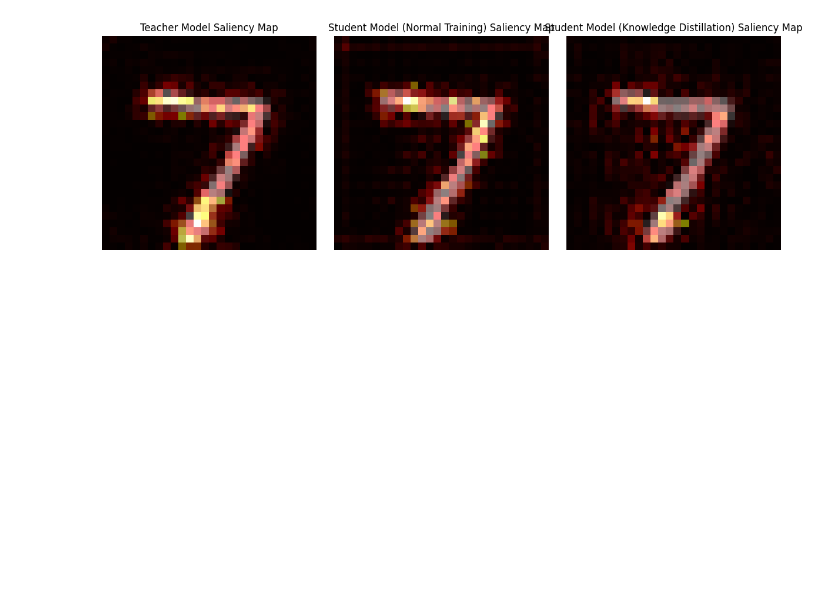
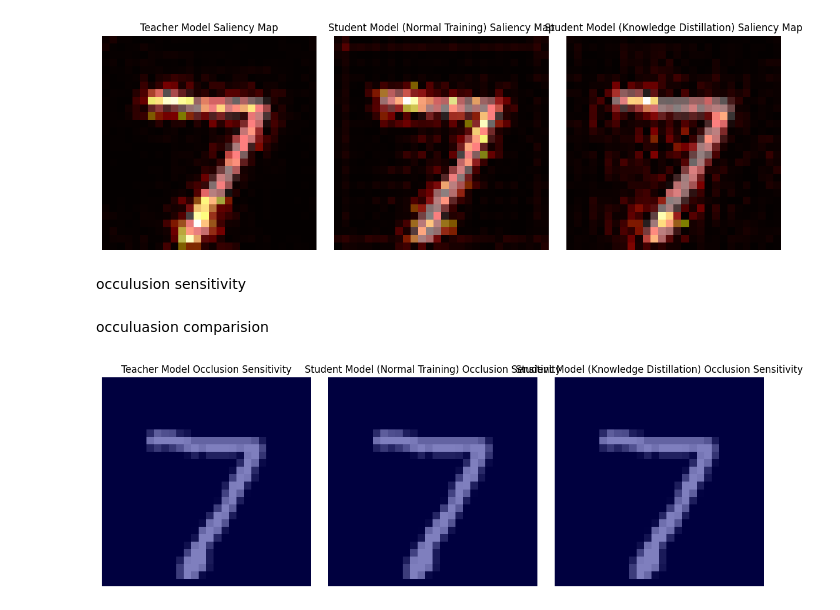
Before and after one commit to shovo896/LLM, a Jupyter notebook: knowledge_dsitil.ipynb, the cells around one changed output. Cells and saved outputs as stored; diff of their text form; code cells hidden in the pictures; blank space fills up the shorter version.

```diff
--- a/knowledge_dsitil.ipynb
+++ b/knowledge_dsitil.ipynb
@@ -454,3 +454,43 @@ plt.tight_layout()
 plt.show()
 # %% [output]
 [figure]
+# %% [markdown]
+occulusion sensitivity
+# %%
+def occlusion_sensitivity(model, image, patch_size=5, stride=5):
+    model.eval()
+    image = image.clone().detach()
+    original_output = model(image)
+    original_pred = torch.argmax(original_output).item()
+    sensitivity_map = torch.zeros((28, 28))
+
+    for i in range(0, 28 - patch_size + 1, stride):
+        for j in range(0, 28 - patch_size + 1, stride):
+            occluded_image = image.clone().detach()
+            occluded_image[:, :, i:i + patch_size, j:j + patch_size] = 0
+            output = model(occluded_image)
+            pred = torch.argmax(output).item()
+            if pred != original_pred:
+                sensitivity_map[i:i + patch_size, j:j + patch_size] += 1
+
+    sensitivity_map /= sensitivity_map.max() if sensitivity_map.max() > 0 else 1
+    return sensitivity_map.cpu().numpy(), original_pred
+# %% [markdown]
+occuluasion comparision
+# %%
+occ_teacher = occlusion_sensitivity(teacher, input_image)
+occ_normal = occlusion_sensitivity(student_normal, input_image)
+occ_kd = occlusion_sensitivity(student_id, input_image)
+plt.figure(figsize=(12, 4))
+heatmaps=[occ_teacher, occ_normal, occ_kd]
+titles=["Teacher Model Occlusion Sensitivity","Student Model (Normal Training) Occlusion Sensitivity","Student Model (Knowledge Distillation) Occlusion Sensitivity"]
+for i in range(3):
+    plt.subplot(1, 3, i + 1)
+    plt.imshow(image.squeeze(), cmap='gray')
+    plt.imshow(heatmaps[i][0], cmap='jet', alpha=0.5)
+    plt.title(titles[i])
+    plt.axis('off')
+plt.tight_layout()
+plt.show()
+# %% [output]
+[figure, added]
```
